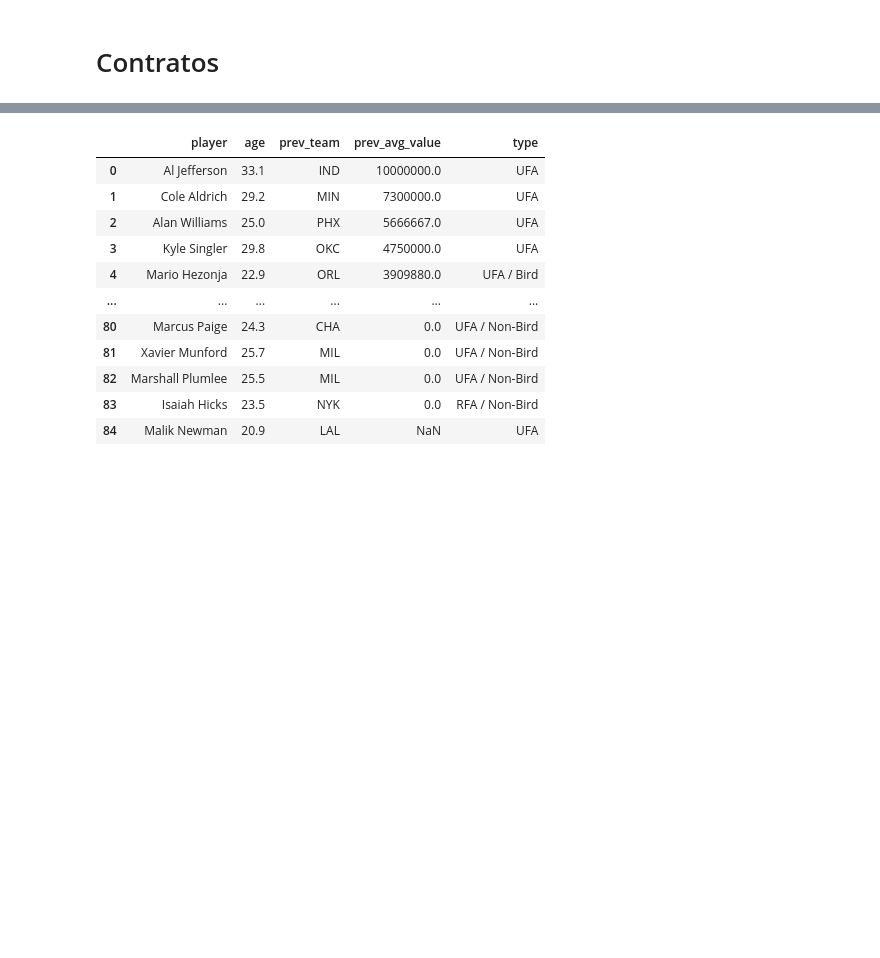
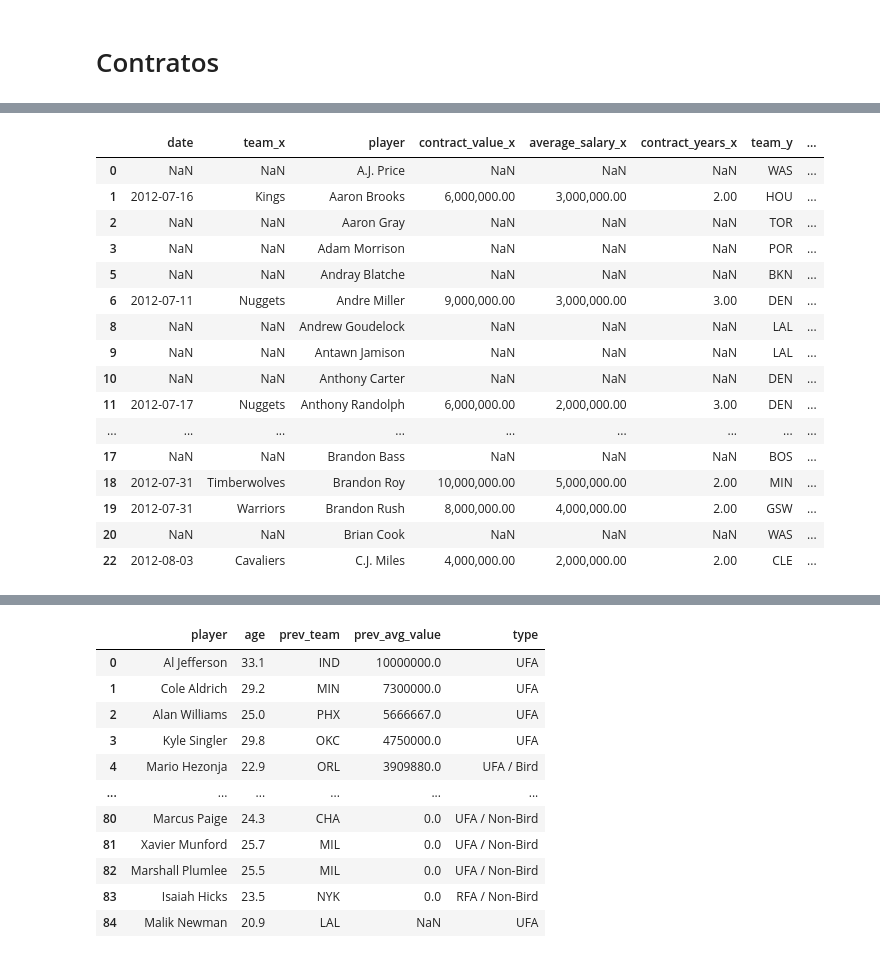
Before and after one commit to jmbarriola/nba-free-agents, a Jupyter notebook: data_wrangling.ipynb, the cells around one changed output, grey strips where cells are left out. Saved outputs shown, nothing was run; the diff lists cells and outputs as text; code cells hidden in the pictures; blank space fills up the shorter version.

Commit message:
parse new salaries and explore free agency new data

```diff
--- a/data_wrangling.ipynb
+++ b/data_wrangling.ipynb
@@ -67,0 +30,27 @@ unsigned_free_agents = pd.read_csv('data/raw/free_agents/unsigned/2018_unsigned_
+# %%
+free_agents.columns = free_agents.columns.str.lower()
+#remove • in front of player's name and whitespace
+free_agents.acquired = free_agents.acquired.str.replace('•', '').str.strip()
+free_agents.relinquished = free_agents.relinquished.str.replace('•', '').str.strip()
+free_agents.notes = free_agents.notes.str.lower()
+
+free_agents['signed_contract'] = free_agents.notes.str.contains(r'signed|agree', case=False, na=False)
+free_agents[['contract_extension_value', 'contract_extension_unit']] = free_agents['notes'].apply(extract_contract_extension)
+free_agents[['contract_monetary_value', 'contract_monetary_unit']] = free_agents['notes'].apply(extract_monetary_value)
+
+# If contract_monetary_unit is 'k', multiply contract_monetary_value by 1000 and  if 'm' by 1000000
+free_agents['contract_value'] = free_agents['contract_monetary_value'].astype(float)
+free_agents.loc[free_agents['contract_monetary_unit'] == 'k', 'contract_value'] *= 1000
+free_agents.loc[free_agents['contract_monetary_unit'] == 'm', 'contract_value'] *= 1000000
+
+
+free_agents.loc[~free_agents['contract_value'].isna(), 'average_salary'] = free_agents.contract_value/free_agents.contract_extension_value
+free_agents_with_contract_info = free_agents.loc[~free_agents['contract_value'].isna(),
+                                                  ['date', 'team', 'acquired', 'contract_value', 'average_salary', 'contract_extension_value']]\
+    .sort_values('contract_value', ascending=False)
+free_agents_with_contract_info['contract_value'] = free_agents_with_contract_info['contract_value'].astype(int)
+free_agents_with_contract_info['average_salary'] = free_agents_with_contract_info['average_salary'].astype(int)
+
+free_agents_with_contract_info.columns = ['date', 'team', 'player', 'contract_value', 'average_salary', 'contract_years']
+
+not_renewed = set(free_agents.loc[~free_agents.signed_contract, 'relinquished']) - set(free_agents.loc[free_agents.signed_contract, 'acquired'])
@@ -67,0 +62,35 @@ unsigned_free_agents = pd.read_csv('data/raw/free_agents/unsigned/2018_unsigned_
+# %%
+free_agents_2 = pd.read_csv(f'data/raw/free_agents/signed/{YEAR}_signed_free_agents.csv', usecols=[1, 6, 7, 8, 9]).dropna(how='all')
+# %%
+free_agents_2.columns = ['player', 'team', 'contract_years', 'contract_value', 'average_salary']
+# Remove the string up to \n in player column
+free_agents_2.player = free_agents_2.player.str.split('\n').str[1]
+# Remove atypical contract years
+free_agents_2 = free_agents_2.loc[~free_agents_2.contract_years.isin([0,10])]
+# remove $ and , from contract_value and average_salary
+free_agents_2.contract_value = free_agents_2.contract_value.str.replace(r'\$|,', '', regex=True).astype(int)
+free_agents_2.average_salary = free_agents_2.average_salary.str.replace(r'\$|,', '', regex=True).astype(int)
+free_agents_2.drop_duplicates(inplace=True)
+# %%
+#pandas display number in millions with separator
+pd.options.display.float_format = '{:,.2f}'.format
+# %%
+free_agents_with_contract_info.merge(free_agents_2, on='player', how='outer').dropna(subset='contract_value_y').head(20)
+# %% [output]
+|  | date | team_x | player | contract_value_x | average_salary_x | contract_years_x | team_y | ... |
+| 0 | NaN | NaN | A.J. Price | NaN | NaN | NaN | WAS | ... |
+| 1 | 2012-07-16 | Kings | Aaron Brooks | 6,000,000.00 | 3,000,000.00 | 2.00 | HOU | ... |
+| 2 | NaN | NaN | Aaron Gray | NaN | NaN | NaN | TOR | ... |
+| 3 | NaN | NaN | Adam Morrison | NaN | NaN | NaN | POR | ... |
+| 5 | NaN | NaN | Andray Blatche | NaN | NaN | NaN | BKN | ... |
+| 6 | 2012-07-11 | Nuggets | Andre Miller | 9,000,000.00 | 3,000,000.00 | 3.00 | DEN | ... |
+| 8 | NaN | NaN | Andrew Goudelock | NaN | NaN | NaN | LAL | ... |
+| 9 | NaN | NaN | Antawn Jamison | NaN | NaN | NaN | LAL | ... |
+| 10 | NaN | NaN | Anthony Carter | NaN | NaN | NaN | DEN | ... |
+| 11 | 2012-07-17 | Nuggets | Anthony Randolph | 6,000,000.00 | 2,000,000.00 | 3.00 | DEN | ... |
+| ... | ... | ... | ... | ... | ... | ... | ... | ... |
+| 17 | NaN | NaN | Brandon Bass | NaN | NaN | NaN | BOS | ... |
+| 18 | 2012-07-31 | Timberwolves | Brandon Roy | 10,000,000.00 | 5,000,000.00 | 2.00 | MIN | ... |
+| 19 | 2012-07-31 | Warriors | Brandon Rush | 8,000,000.00 | 4,000,000.00 | 2.00 | GSW | ... |
+| 20 | NaN | NaN | Brian Cook | NaN | NaN | NaN | WAS | ... |
+| 22 | 2012-08-03 | Cavaliers | C.J. Miles | 4,000,000.00 | 2,000,000.00 | 2.00 | CLE | ... |
```
Also changed, not shown: parts of 20 cells of this notebook.
